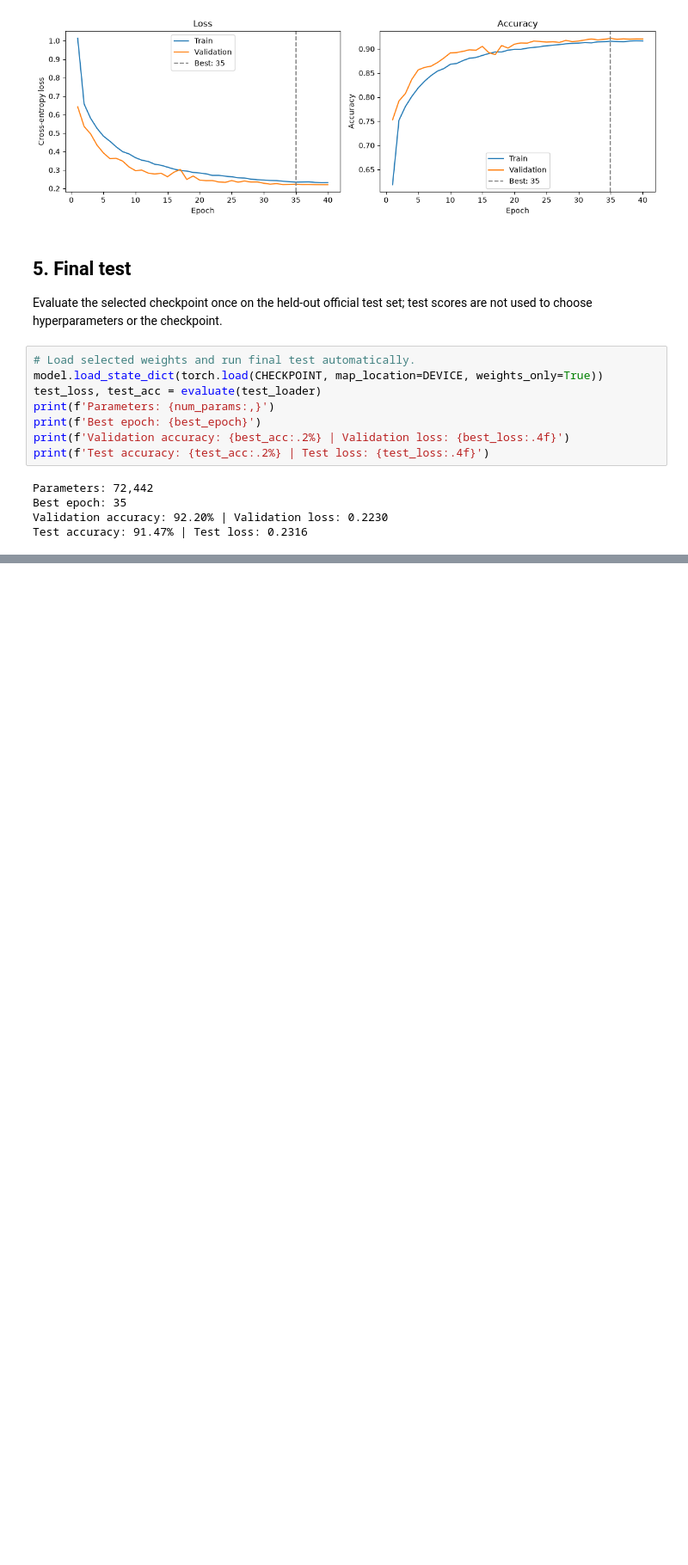
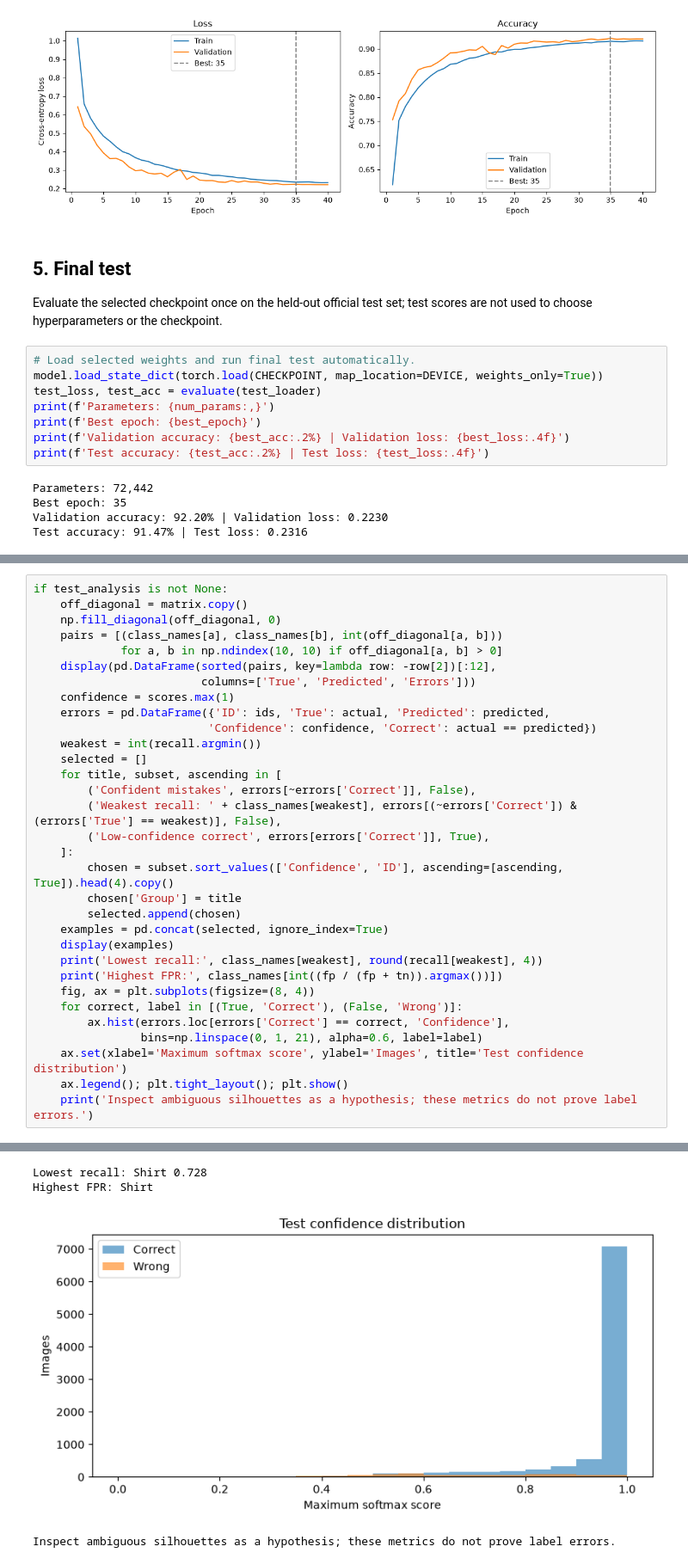
Before and after one commit to tinh633/deep-learning, a Jupyter notebook: practice_1_fashionmnist/cnn_new.ipynb, the cells around one changed output, grey strips where cells are left out. Shown at 86% size. Saved outputs shown, nothing was run; the diff lists cells and outputs as text; blank space fills up the shorter version.

```diff
--- a/practice_1_fashionmnist/cnn_new.ipynb
+++ b/practice_1_fashionmnist/cnn_new.ipynb
@@ -215,0 +438,33 @@ Test accuracy: 91.47% | Test loss: 0.2316
+# %%
+if test_analysis is not None:
+    off_diagonal = matrix.copy()
+    np.fill_diagonal(off_diagonal, 0)
+    pairs = [(class_names[a], class_names[b], int(off_diagonal[a, b]))
+             for a, b in np.ndindex(10, 10) if off_diagonal[a, b] > 0]
+    display(pd.DataFrame(sorted(pairs, key=lambda row: -row[2])[:12],
+                         columns=['True', 'Predicted', 'Errors']))
+    confidence = scores.max(1)
+    errors = pd.DataFrame({'ID': ids, 'True': actual, 'Predicted': predicted,
+                          'Confidence': confidence, 'Correct': actual == predicted})
+    weakest = int(recall.argmin())
+    selected = []
+    for title, subset, ascending in [
+        ('Confident mistakes', errors[~errors['Correct']], False),
+        ('Weakest recall: ' + class_names[weakest], errors[(~errors['Correct']) & (errors['True'] == weakest)], False),
+        ('Low-confidence correct', errors[errors['Correct']], True),
+    ]:
+        chosen = subset.sort_values(['Confidence', 'ID'], ascending=[ascending, True]).head(4).copy()
+        chosen['Group'] = title
+        selected.append(chosen)
+    examples = pd.concat(selected, ignore_index=True)
+    display(examples)
+    print('Lowest recall:', class_names[weakest], round(recall[weakest], 4))
+    print('Highest FPR:', class_names[int((fp / (fp + tn)).argmax())])
+    fig, ax = plt.subplots(figsize=(8, 4))
+    for correct, label in [(True, 'Correct'), (False, 'Wrong')]:
+        ax.hist(errors.loc[errors['Correct'] == correct, 'Confidence'],
+                bins=np.linspace(0, 1, 21), alpha=0.6, label=label)
+    ax.set(xlabel='Maximum softmax score', ylabel='Images', title='Test confidence distribution')
+    ax.legend(); plt.tight_layout(); plt.show()
+    print('Inspect ambiguous silhouettes as a hypothesis; these metrics do not prove label errors.')
+# %% [output]
@@ -215,0 +497,4 @@ Test accuracy: 91.47% | Test loss: 0.2316
+Lowest recall: Shirt 0.728
+Highest FPR: Shirt
+[figure, added]
+Inspect ambiguous silhouettes as a hypothesis; these metrics do not prove label errors.
```
Also changed, not shown: parts of 11 cells of this notebook.
